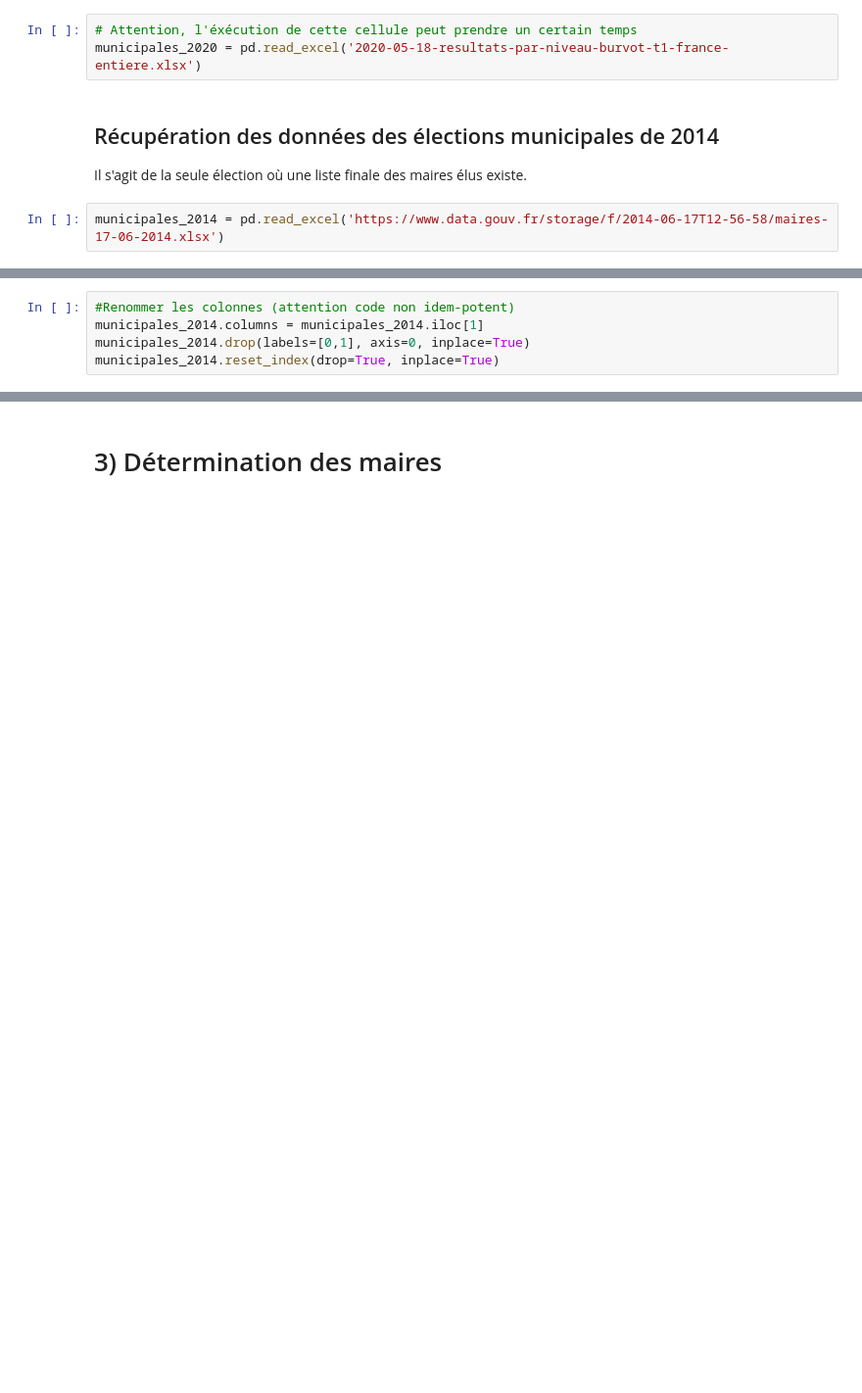
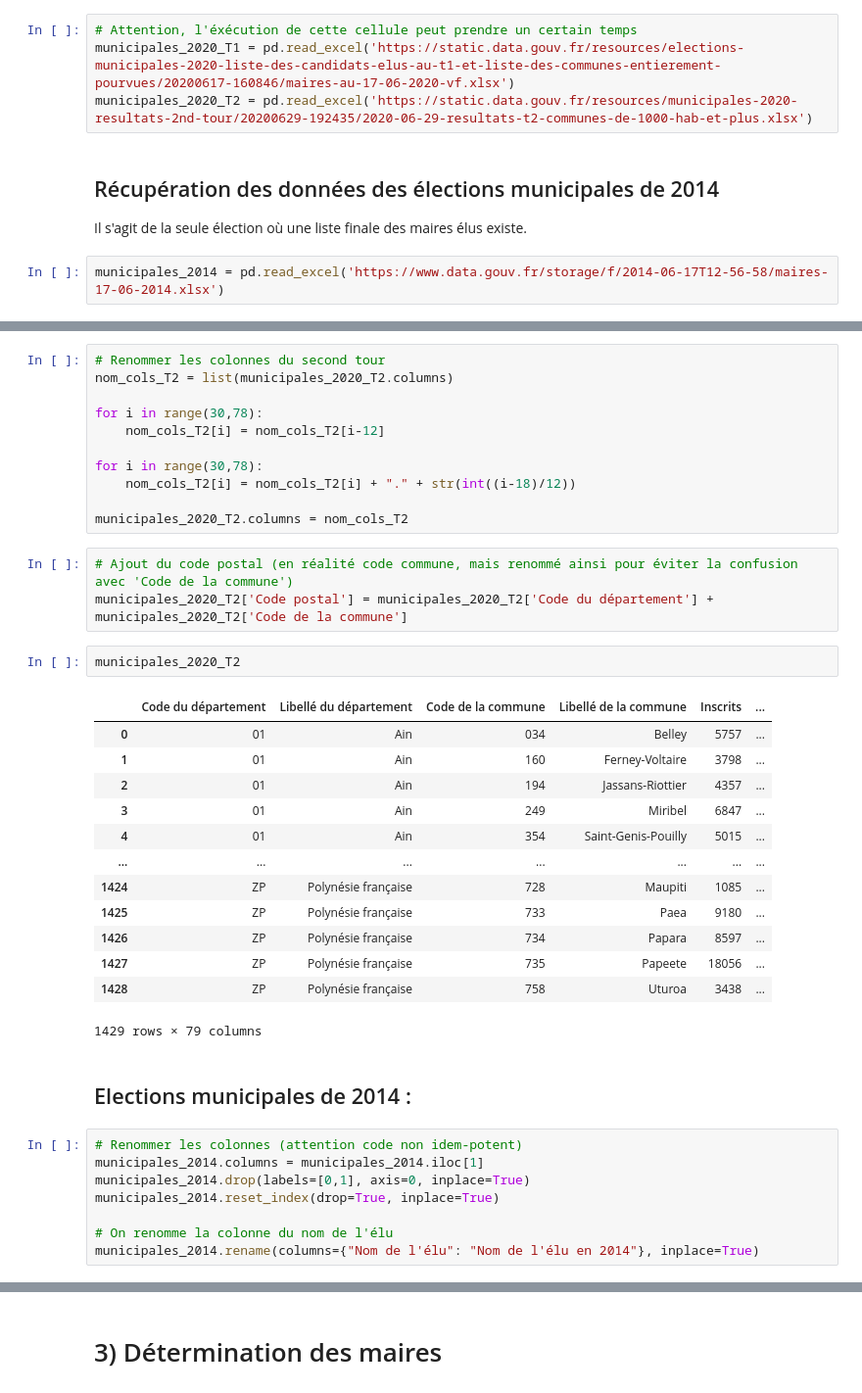
Before and after one commit to HenrideT/Projet_Python, a Jupyter notebook: Récupération.ipynb, the cells around one changed output, grey strips where cells are left out. Shown: that part at 98% size. Saved outputs shown, nothing was run; the diff lists cells and outputs as text; blank space fills up the shorter version.

Commit message:
Liste des maires des deux élections

```diff
--- a/Récupération.ipynb
+++ b/Récupération.ipynb
@@ -26,6 +20,7 @@ Disponibles sur le site data.gouv. Méthode choisie à cause de problèmes d'enc
 # %%
 # Attention, l'éxécution de cette cellule peut prendre un certain temps
-municipales_2020 = pd.read_excel('2020-05-18-resultats-par-niveau-burvot-t1-france-entiere.xlsx')
+municipales_2020_T1 = pd.read_excel('https://static.data.gouv.fr/resources/elections-municipales-2020-liste-des-candidats-elus-au-t1-et-liste-des-communes-entierement-pourvues/20200617-160846/maires-au-17-06-2020-vf.xlsx')
+municipales_2020_T2 = pd.read_excel('https://static.data.gouv.fr/resources/municipales-2020-resultats-2nd-tour/20200629-192435/2020-06-29-resultats-t2-communes-de-1000-hab-et-plus.xlsx')
 # %% [markdown]
 ## Récupération des données des élections municipales de 2014
 
@@ -39,5 +84,40 @@ municipales_2014 = pd.read_excel('https://www.data.gouv.fr/storage/f/2014-06-17T
+# %%
+# Renommer les colonnes du second tour
+nom_cols_T2 = list(municipales_2020_T2.columns)
+
+for i in range(30,78):
+    nom_cols_T2[i] = nom_cols_T2[i-12]
+
+for i in range(30,78):
+    nom_cols_T2[i] = nom_cols_T2[i] + "." + str(int((i-18)/12))
+
+municipales_2020_T2.columns = nom_cols_T2
+# %%
+# Ajout du code postal (en réalité code commune, mais renommé ainsi pour éviter la confusion avec 'Code de la commune')
+municipales_2020_T2['Code postal'] = municipales_2020_T2['Code du département'] + municipales_2020_T2['Code de la commune']
+# %%
+municipales_2020_T2
+# %% [output]
+|  | Code du département | Libellé du département | Code de la commune | Libellé de la commune | Inscrits | ... |
+| 0 | 01 | Ain | 034 | Belley | 5757 | ... |
+| 1 | 01 | Ain | 160 | Ferney-Voltaire | 3798 | ... |
+| 2 | 01 | Ain | 194 | Jassans-Riottier | 4357 | ... |
+| 3 | 01 | Ain | 249 | Miribel | 6847 | ... |
+| 4 | 01 | Ain | 354 | Saint-Genis-Pouilly | 5015 | ... |
+| ... | ... | ... | ... | ... | ... | ... |
+| 1424 | ZP | Polynésie française | 728 | Maupiti | 1085 | ... |
+| 1425 | ZP | Polynésie française | 733 | Paea | 9180 | ... |
+| 1426 | ZP | Polynésie française | 734 | Papara | 8597 | ... |
+| 1427 | ZP | Polynésie française | 735 | Papeete | 18056 | ... |
+| 1428 | ZP | Polynésie française | 758 | Uturoa | 3438 | ... |
+1429 rows × 79 columns
+# %% [markdown]
+## Elections municipales de 2014 :
 # %%
-#Renommer les colonnes (attention code non idem-potent)
+# Renommer les colonnes (attention code non idem-potent)
 municipales_2014.columns = municipales_2014.iloc[1]
 municipales_2014.drop(labels=[0,1], axis=0, inplace=True)
 municipales_2014.reset_index(drop=True, inplace=True)
+
+# On renomme la colonne du nom de l'élu
+municipales_2014.rename(columns={"Nom de l'élu": "Nom de l'élu en 2014"}, inplace=True)
```
Also changed, not shown: parts of 22 cells of this notebook.
